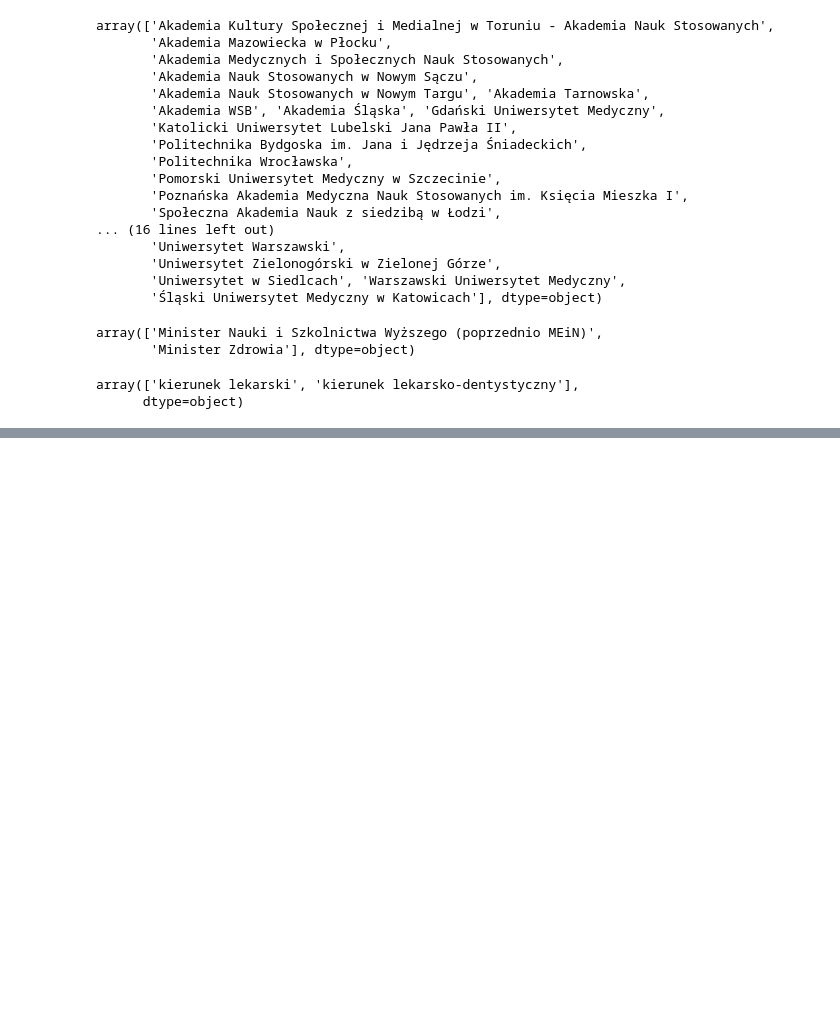
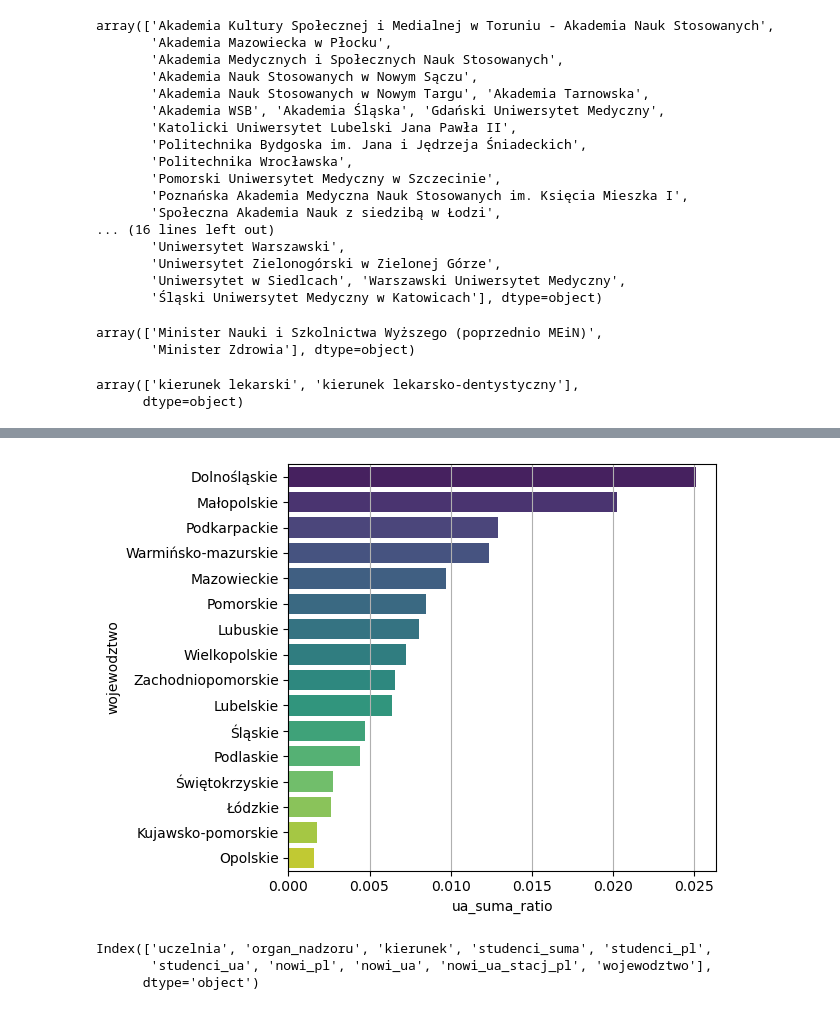
Before and after one commit to NotFenir/Data-Science-Projects, a Jupyter notebook: Ukrainian students on polish medical univeristies/notebook.ipynb, the cells around one changed output, grey strips where cells are left out. Cells and saved outputs as stored; diff of their text form; code cells hidden in the pictures; blank space fills up the shorter version.

```diff
--- a/Ukrainian students on polish medical univeristies/notebook.ipynb
+++ b/Ukrainian students on polish medical univeristies/notebook.ipynb
@@ -191,0 +239,31 @@ df['kierunek'] = df['kierunek'].replace({
+# %%
+df_mean = (
+    df
+    .groupby('wojewodztwo')[['studenci_suma', 'studenci_pl', 'studenci_ua']]
+    .mean()
+    .reset_index()
+    .sort_values(by='studenci_suma', ascending=False)
+)
+
+
+sns.barplot(
+    data=(
+        df_mean
+        .assign(ua_suma_ratio=lambda x: x['studenci_ua'] / x['studenci_suma'])
+        .sort_values(by='ua_suma_ratio', ascending=False)
+    ),
+    x='ua_suma_ratio',
+    y='wojewodztwo',
+    hue='wojewodztwo',
+    palette='viridis',
+)
+plt.grid(axis='x')
+plt.tight_layout()
+# %% [output]
+[figure, added]
+# %%
+df.columns
+# %% [output]
+Index(['uczelnia', 'organ_nadzoru', 'kierunek', 'studenci_suma', 'studenci_pl',
+       'studenci_ua', 'nowi_pl', 'nowi_ua', 'nowi_ua_stacj_pl', 'wojewodztwo'],
+      dtype='object')
```
Also changed, not shown: parts of 8 cells of this notebook.
